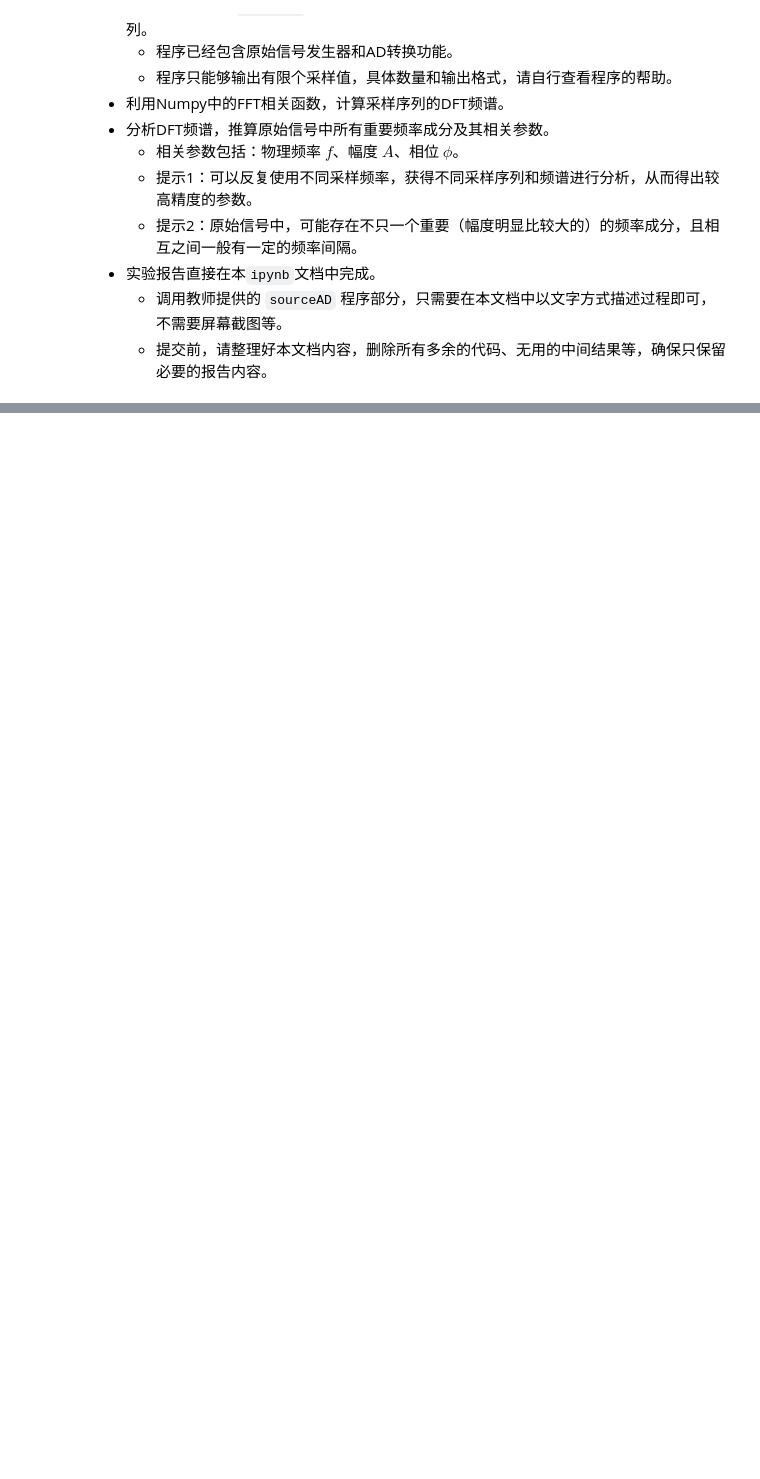
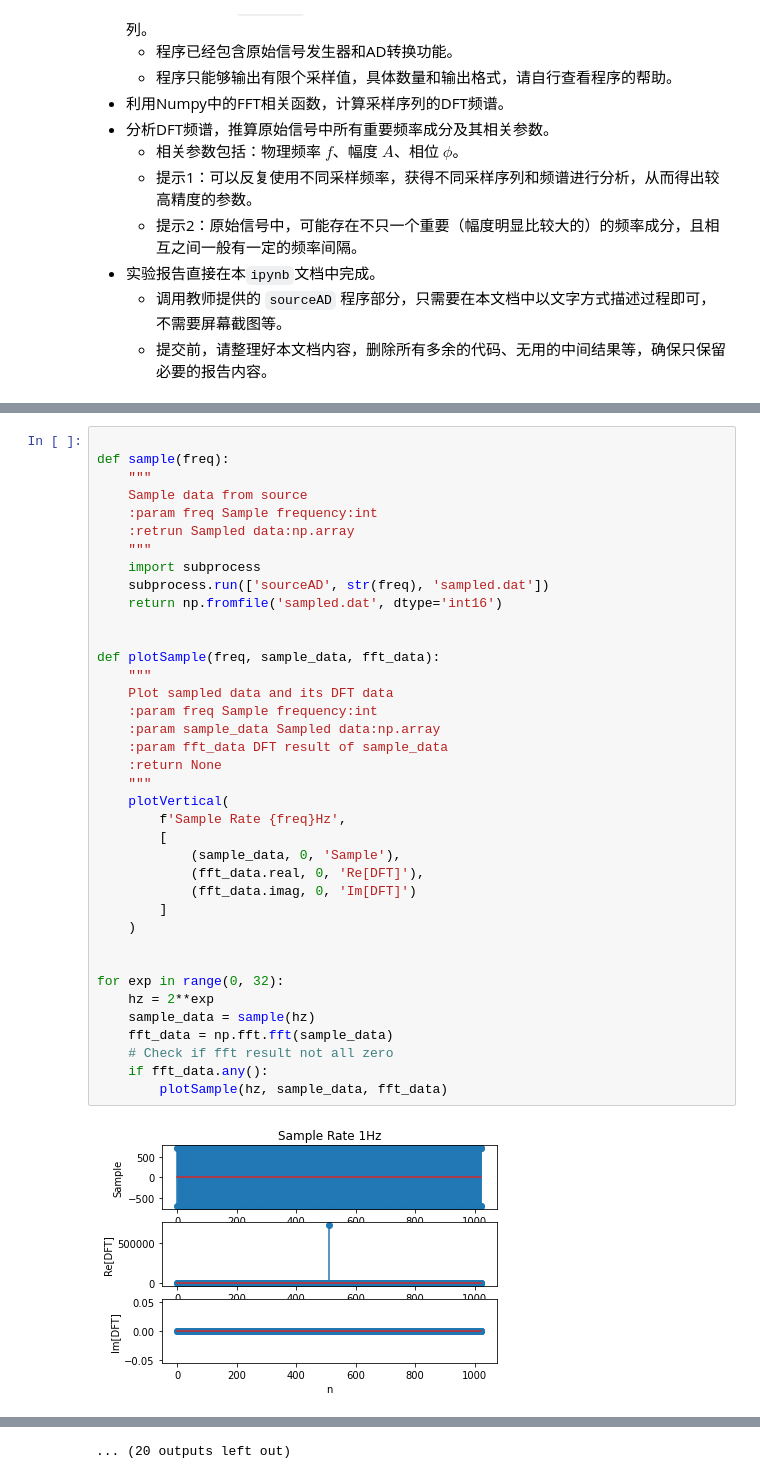
Before and after one commit to Windmill-City/DSP-Learning, a Jupyter notebook: lab.3.1-Signal-DFT/lab.3.1-Signal-DFT.ipynb, the cells around one changed output, grey strips where cells are left out. Drawn from its saved outputs; the diff is of its cells as text; blank space fills up the shorter version.

```diff
--- a/lab.3.1-Signal-DFT/lab.3.1-Signal-DFT.ipynb
+++ b/lab.3.1-Signal-DFT/lab.3.1-Signal-DFT.ipynb
@@ -26,0 +55,40 @@
+# %%
+
+def sample(freq):
+    """
+    Sample data from source
+    :param freq Sample frequency:int
+    :retrun Sampled data:np.array
+    """
+    import subprocess
+    subprocess.run(['sourceAD', str(freq), 'sampled.dat'])
+    return np.fromfile('sampled.dat', dtype='int16')
+
+
+def plotSample(freq, sample_data, fft_data):
+    """
+    Plot sampled data and its DFT data
+    :param freq Sample frequency:int
+    :param sample_data Sampled data:np.array
+    :param fft_data DFT result of sample_data
+    :return None
+    """
+    plotVertical(
+        f'Sample Rate {freq}Hz',
+        [
+            (sample_data, 0, 'Sample'),
+            (fft_data.real, 0, 'Re[DFT]'),
+            (fft_data.imag, 0, 'Im[DFT]')
+        ]
+    )
+
+
+for exp in range(0, 32):
+    hz = 2**exp
+    sample_data = sample(hz)
+    fft_data = np.fft.fft(sample_data)
+    # Check if fft result not all zero
+    if fft_data.any():
+        plotSample(hz, sample_data, fft_data)
+# %% [output]
+[figure, added]
@@ -26,0 +106 @@
+... (20 outputs left out)
```
Also changed, not shown: parts of 2 cells of this notebook.
